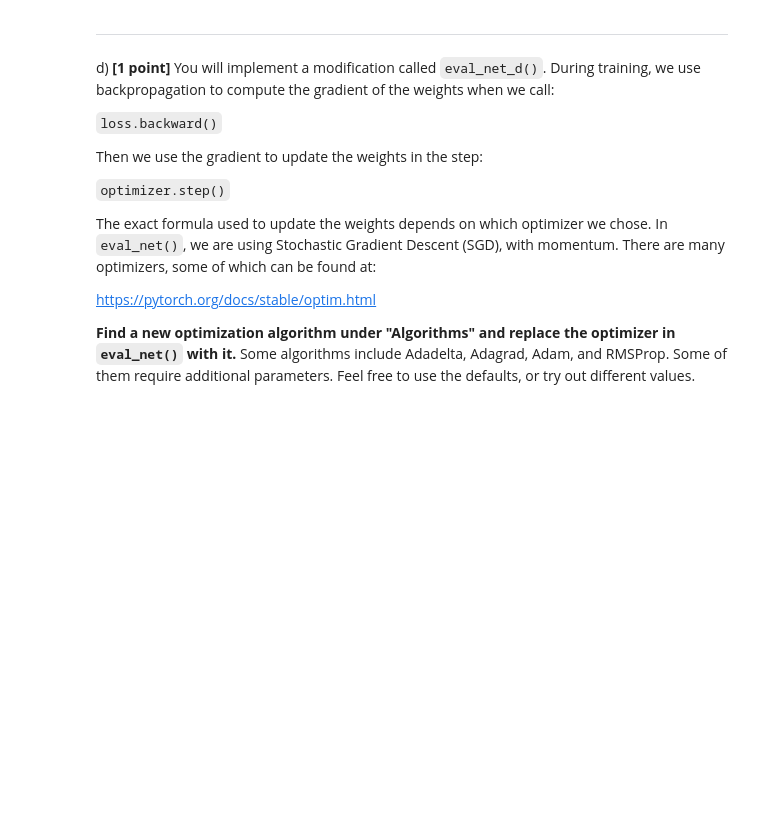
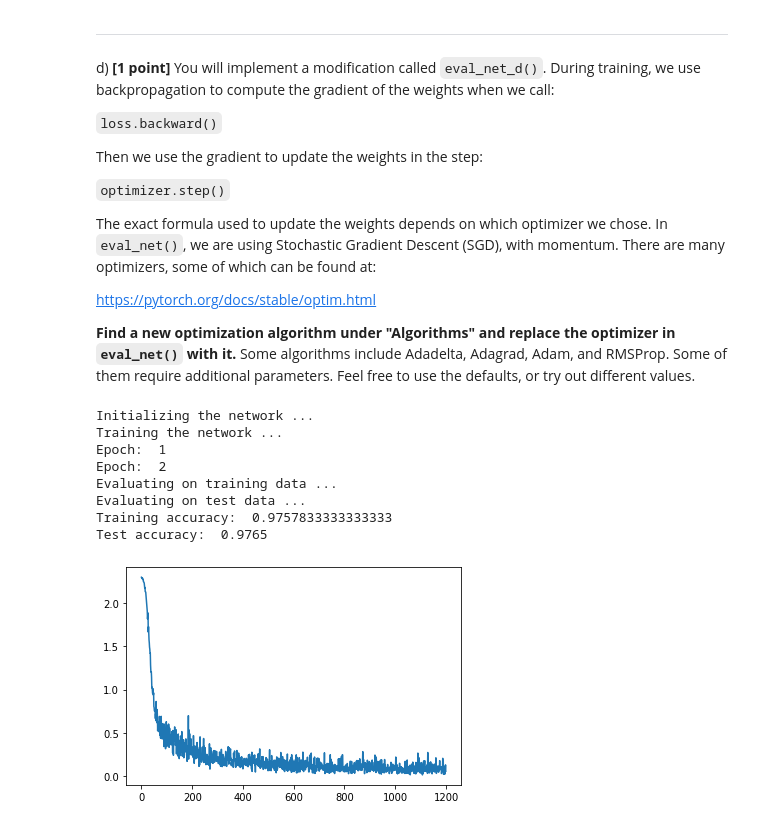
Before and after one commit to JuanCReyes1/DataScienceinPython, a Jupyter notebook: MachineLearningA3.ipynb, the cells around one changed output. Drawn from its saved outputs; the diff is of its cells as text; code cells hidden in the pictures; blank space fills up the shorter version.

```diff
--- a/MachineLearningA3.ipynb
+++ b/MachineLearningA3.ipynb
@@ -804,7 +881,17 @@ def eval_net_d(epochs, batch_size):
 # %%
 # We will call your answer like this:
-losses, train_acc, test_acc = eval_net_d(epochs=2, batch_size=100)
+losses, train_acc, test_acc,thenet = eval_net_d(epochs=2, batch_size=100)
 print("Training accuracy: ", train_acc)
 print("Test accuracy: ", test_acc)
 plt.plot(losses)
 plt.show()
+# %% [output]
+Initializing the network ...
+Training the network ...
+Epoch:  1
+Epoch:  2
+Evaluating on training data ...
+Evaluating on test data ...
+Training accuracy:  0.9757833333333333
+Test accuracy:  0.9765
+[figure, added]
```
Also changed, not shown: parts of 2 cells of this notebook.
